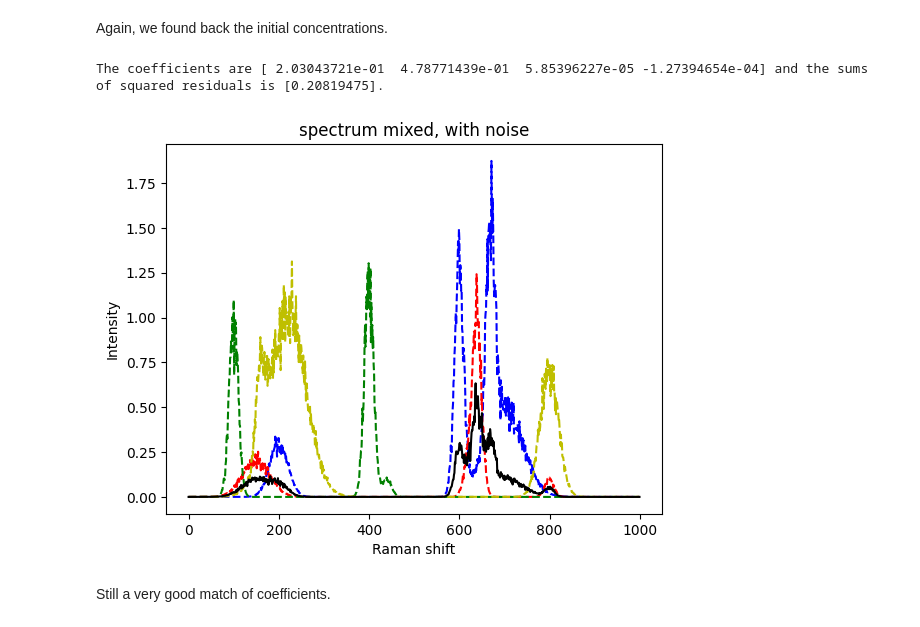
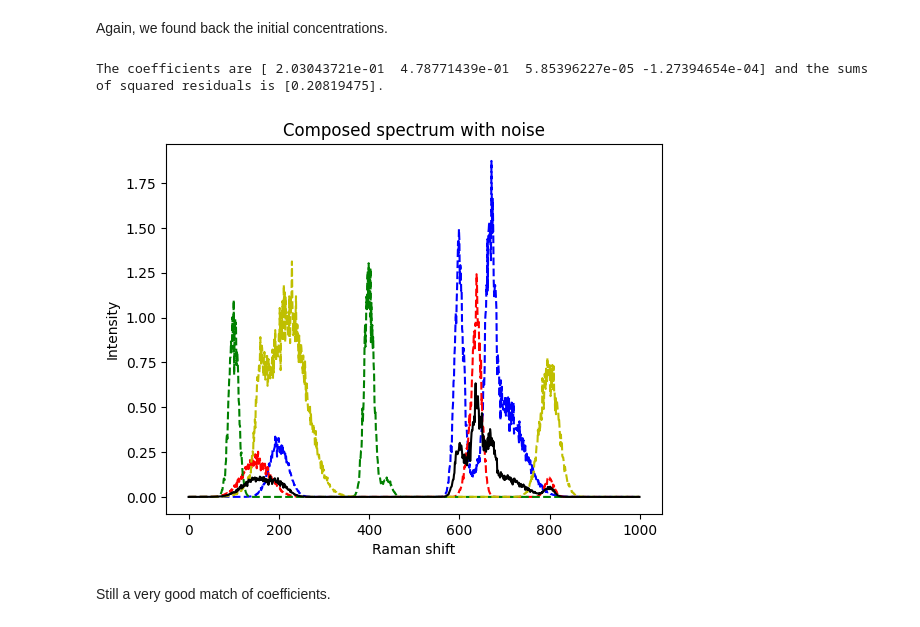
Before and after one commit to BioDisCo/computational_bioengineering, a Jupyter notebook: measurements/notes.ipynb, the cells around one changed output. Drawn from its saved outputs; the diff is of its cells as text; code cells hidden in the pictures.

```diff
--- a/measurements/notes.ipynb
+++ b/measurements/notes.ipynb
@@ -238,32 +251,32 @@ def make_noisy(spec: list[np.ndarray], factor=0.1) -> list[np.ndarray]:
 # %%
 s3 = 0.3*peak(20,2) + 1.3*peak(60,1) + 1.2*peak(67,1) + 0.5*peak(70,4)
 s4 = 0.2*peak(15,3) + 0.2*peak(62,1) + 1.0*peak(64,1) + 0.1*peak(80,1)
 s5 = 1.0*peak(10,1) + 1.2*peak(40,1) + 0.1*peak(44,1)
 s6 = 0.5*peak(16,1) + 1.0*peak(22,4) + 0.7*peak(80,2)
 
 # make noisy
 s3_noisy, s4_noisy, s5_noisy, s6_noisy = make_noisy([s3, s4, s5, s6])
 
 # use the real / not noisy compounds to create the spectrum
 mixed = mix([s3, s4, s5, s6], [0.2, 0.5, 0.0, 0.0])
 # and make it noisy
 mixed_noisy = make_noisy([mixed])[0]
 
 plt.figure()
 plt.plot(s3_noisy, 'b--')
 plt.plot(s4_noisy, 'r--')
 plt.plot(s5_noisy, 'g--')
 plt.plot(s6_noisy, 'y--')
 plt.plot(mixed_noisy, 'k')
-plt.title("spectrum mixed, with noise")
+plt.title("Composed spectrum with noise")
 plt.xlabel("Raman shift")
 plt.ylabel("Intensity")
 
 c, residuals = demix(components=[s3_noisy, s4_noisy, s5_noisy, s6_noisy], mixed=mixed_noisy)
 print(f"The coefficients are {c} and the sums of squared residuals is {residuals}.")
 # %% [output]
 The coefficients are [ 2.03043721e-01  4.78771439e-01  5.85396227e-05 -1.27394654e-04] and the sums of squared residuals is [0.20819475].
-[figure, old version]
+[figure, new version]
 # %% [markdown]
 Still a very good match of coefficients.
 # %% [markdown]
```
Also changed, not shown: parts of 8 cells of this notebook.
